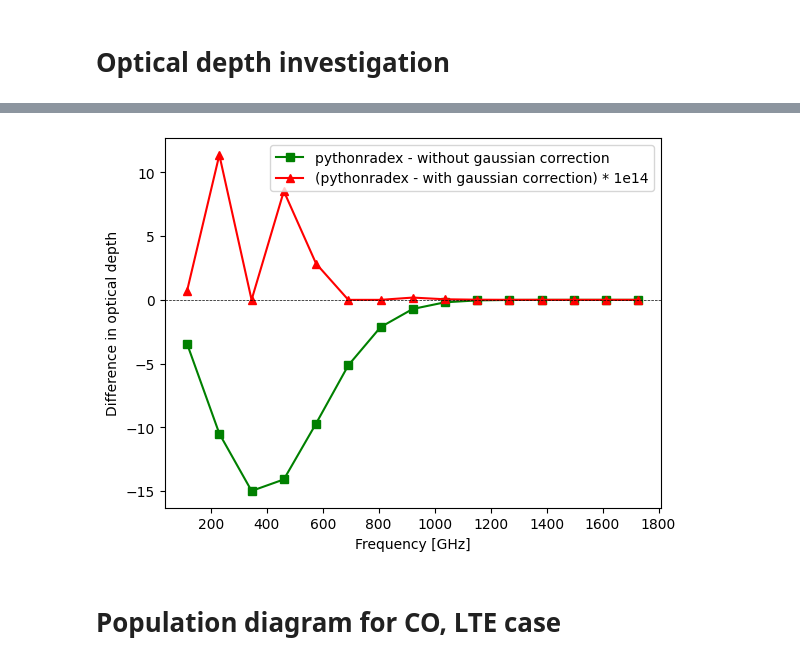
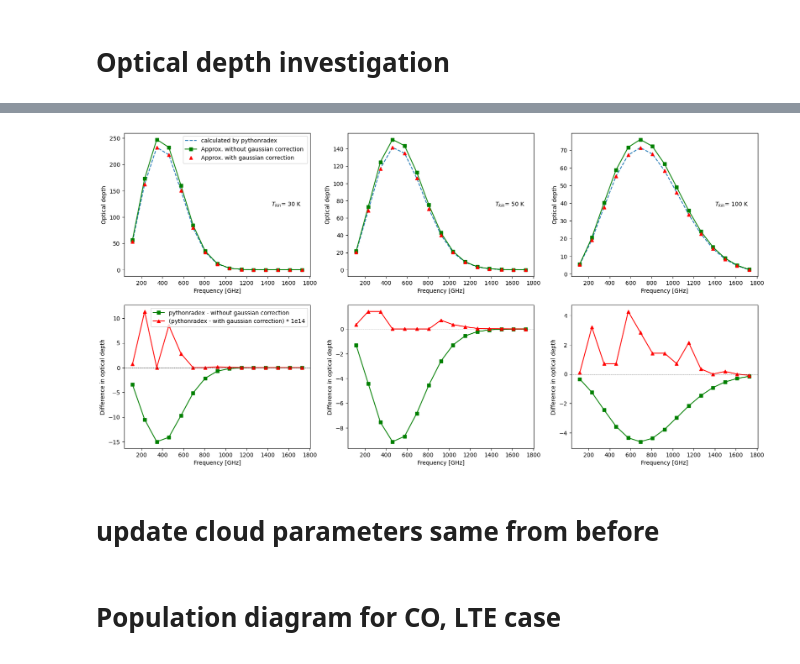
Before and after one commit to aleksej-rodano/phas0052_project, a Jupyter notebook: pythonradex_clean.ipynb, the cells around one changed output, grey strips where cells are left out. Drawn from its saved outputs; the diff is of its cells as text; code cells hidden in the pictures.

```diff
--- a/pythonradex_clean.ipynb
+++ b/pythonradex_clean.ipynb
@@ -508,12 +489,0 @@ plt.show()
-# %%
-# plot the difference between the two methods
-plt.plot(nu0_arrayCo / constants.giga, (tauCo - tau_radex_without_correction), "s-", color="g", label="pythonradex - without gaussian correction")
-plt.plot(nu0_arrayCo / constants.giga, (tauCo - tau_radex) * 1e14, "^-", label="(pythonradex - with gaussian correction) * 1e14", color="red")
-plt.axhline(0, color="black", linestyle="--", linewidth=0.5)  # Add a horizontal line at y=0
-plt.xlabel("Frequency [GHz]")
-plt.ylabel("Difference in optical depth")
-plt.legend()
-plt.savefig("optical_depth_plot_differences.png")
-plt.show()
-# %% [output]
-[figure, removed]
@@ -519,0 +554,47 @@ plt.show()
+# %%
+# Calculate the optical depth for given kinetic temperatures and column density
+Tkin_values = [30, 50, 100]  # Kinetic temperatures in Kelvin
+tau_results = []
+
+for Tkin in Tkin_values:
+    tau_results.append(calculate_optical_depth(Tkin, N_co_cm))
+
+fig, axs = plt.subplots(2, 3, figsize=(20, 10))
+
+
+for i, (Tkin, (tauCo, tau_radex, tau_radex_without_correction)) in enumerate(zip(Tkin_values, tau_results)):
+    axs[0, i].plot(nu0_arrayCo / constants.giga, tauCo, "--", label="calculated by pythonradex ")
+    axs[0, i].plot(nu0_arrayCo / constants.giga, tau_radex_without_correction, "s-", label="Approx. without gaussian correction ", color="green")
+    axs[0, i].plot(nu0_arrayCo / constants.giga, tau_radex, "^", label="Approx. with gaussian correction", color="red")
+    axs[0, i].set_xlabel("Frequency [GHz]")
+    axs[0, i].set_ylabel("Optical depth")
+    if i == 0:
+        axs[0, i].legend()
+    axs[0, i].text(
+        0.95,
+        0.5,
+        f"$T_{{kin}}$= {Tkin} K",
+        transform=axs[0, i].transAxes,
+        fontsize=10,
+        verticalalignment="center",
+        horizontalalignment="right",
+    )
+
+# plot the difference between the two methods
+for i, (Tkin, (tauCo, tau_radex, tau_radex_without_correction)) in enumerate(zip(Tkin_values, tau_results)):
+    axs[1, i].plot(
+        nu0_arrayCo / constants.giga, (tauCo - tau_radex_without_correction), "s-", color="g", label="pythonradex - without gaussian correction"
+    )
+    axs[1, i].plot(
+        nu0_arrayCo / constants.giga, (tauCo - tau_radex) * 1e14, "^-", label="(pythonradex - with gaussian correction) * 1e14", color="red"
+    )
+    axs[1, i].axhline(0, color="black", linestyle="--", linewidth=0.5)  # horizontal line at y=0
+    axs[1, i].set_xlabel("Frequency [GHz]")
+    axs[1, i].set_ylabel("Difference in optical depth")
+    if i == 0:
+        axs[1, i].legend()
+
+plt.savefig("optical_depth_plot_Tkin1_Tkin2_Tkin3.png")
+plt.show()
+# %% [output]
+[figure, added]
@@ -519,0 +603,2 @@ plt.show()
+# %% [markdown]
+# update cloud parameters same from before
```
Also changed, not shown: parts of 13 cells of this notebook, 5 other files.
